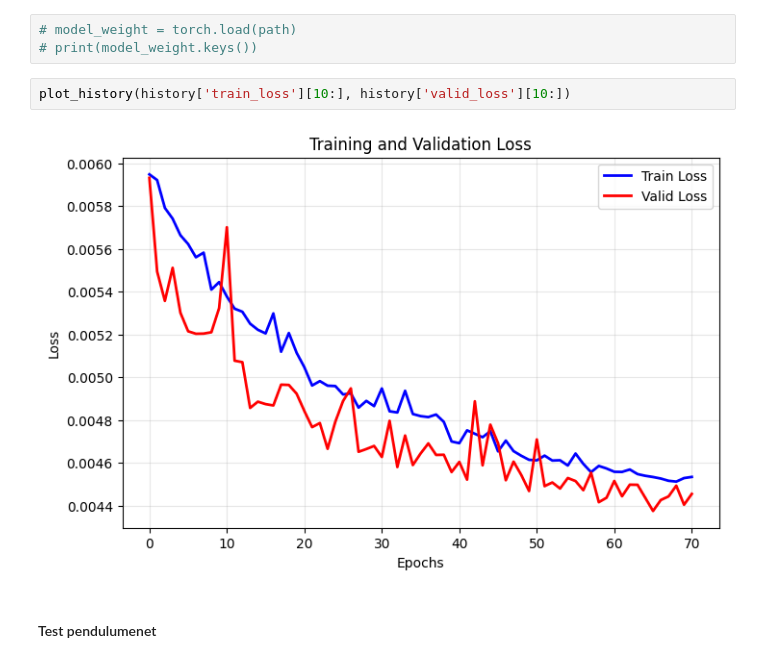
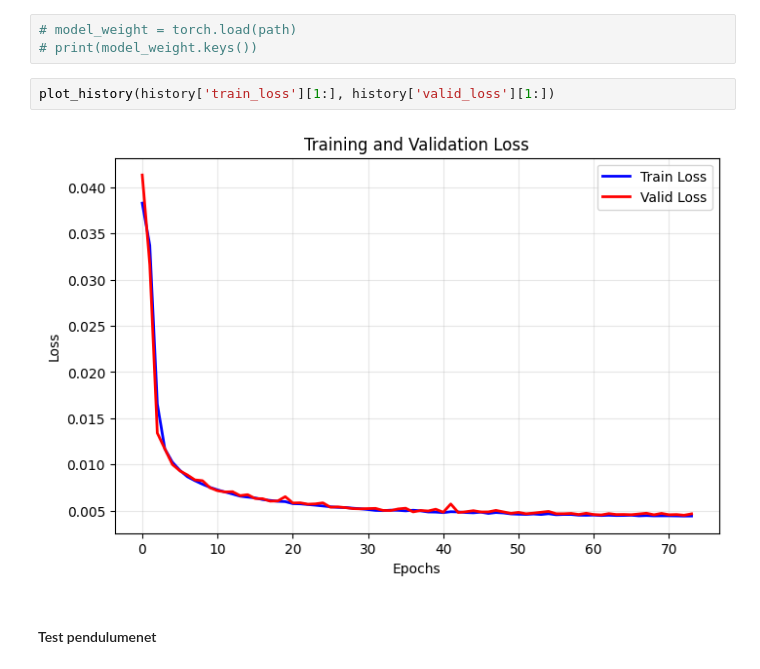
Before and after one commit to LouisBrusset/ITER-physical-parameters-with-SciNet, a Jupyter notebook: notebooks/synthetic_forced_pendulum_scinet.ipynb, the cells around one changed output. Cells and saved outputs as stored; diff of their text form.

```diff
--- a/notebooks/synthetic_forced_pendulum_scinet.ipynb
+++ b/notebooks/synthetic_forced_pendulum_scinet.ipynb
@@ -701,9 +707,9 @@ UnpicklingError: unpickling stack underflow
 # model_weight = torch.load(path)
 # print(model_weight.keys())
 # %%
-plot_history(history['train_loss'][10:], history['valid_loss'][10:])
+plot_history(history['train_loss'][1:], history['valid_loss'][1:])
 # %% [output]
-[figure, old version]
+[figure, new version]
 # %% [markdown]
 #### Test pendulumenet
 # %%
```
Also changed, not shown: parts of 13 cells of this notebook, 5 other files.
